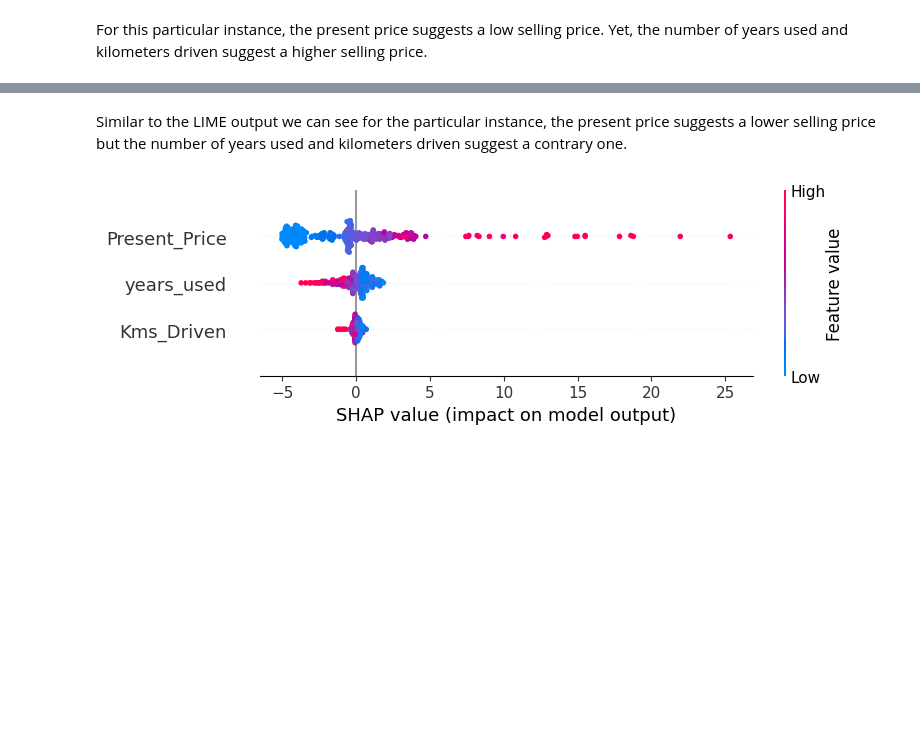
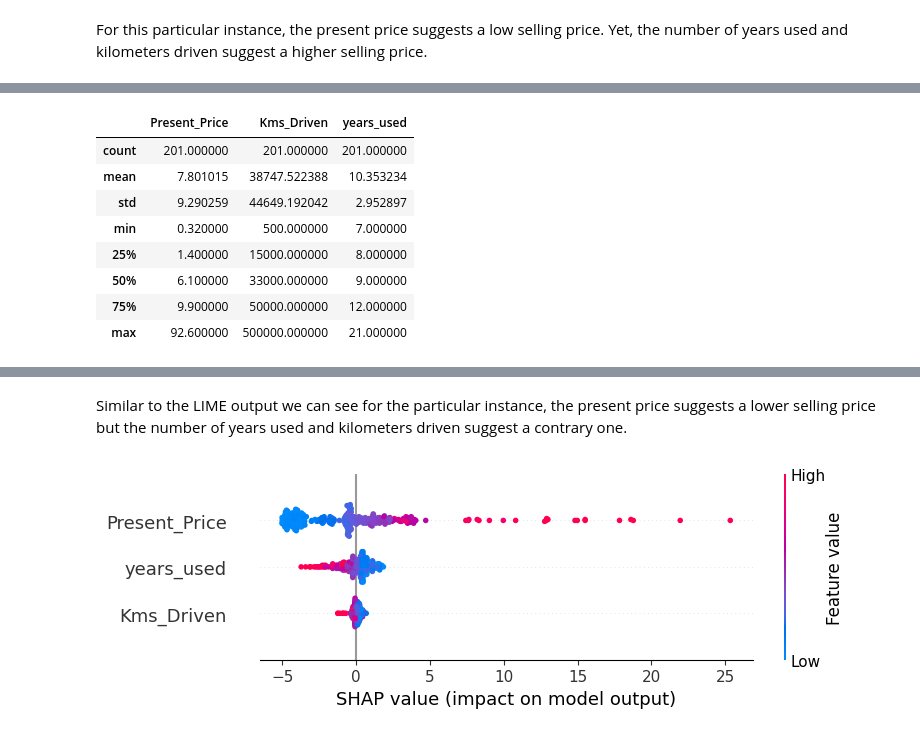
Before and after one commit to wingyiuc/explaining-explainable-ai, a Jupyter notebook: Decision Trees.ipynb, the cells around one changed output, grey strips where cells are left out. Cells and saved outputs as stored; diff of their text form; code cells hidden in the pictures; blank space fills up the shorter version.

```diff
--- a/Decision Trees.ipynb
+++ b/Decision Trees.ipynb
@@ -117,0 +162,12 @@ shap_values = explainer.shap_values(X)
+# %%
+X_train.describe()
+# %% [output]
+|  | Present_Price | Kms_Driven | years_used |
+| count | 201.000000 | 201.000000 | 201.000000 |
+| mean | 7.801015 | 38747.522388 | 10.353234 |
+| std | 9.290259 | 44649.192042 | 2.952897 |
+| min | 0.320000 | 500.000000 | 7.000000 |
+| 25% | 1.400000 | 15000.000000 | 8.000000 |
+| 50% | 6.100000 | 33000.000000 | 9.000000 |
+| 75% | 9.900000 | 50000.000000 | 12.000000 |
+| max | 92.600000 | 500000.000000 | 21.000000 |
```
Also changed, not shown: parts of 22 cells of this notebook.
